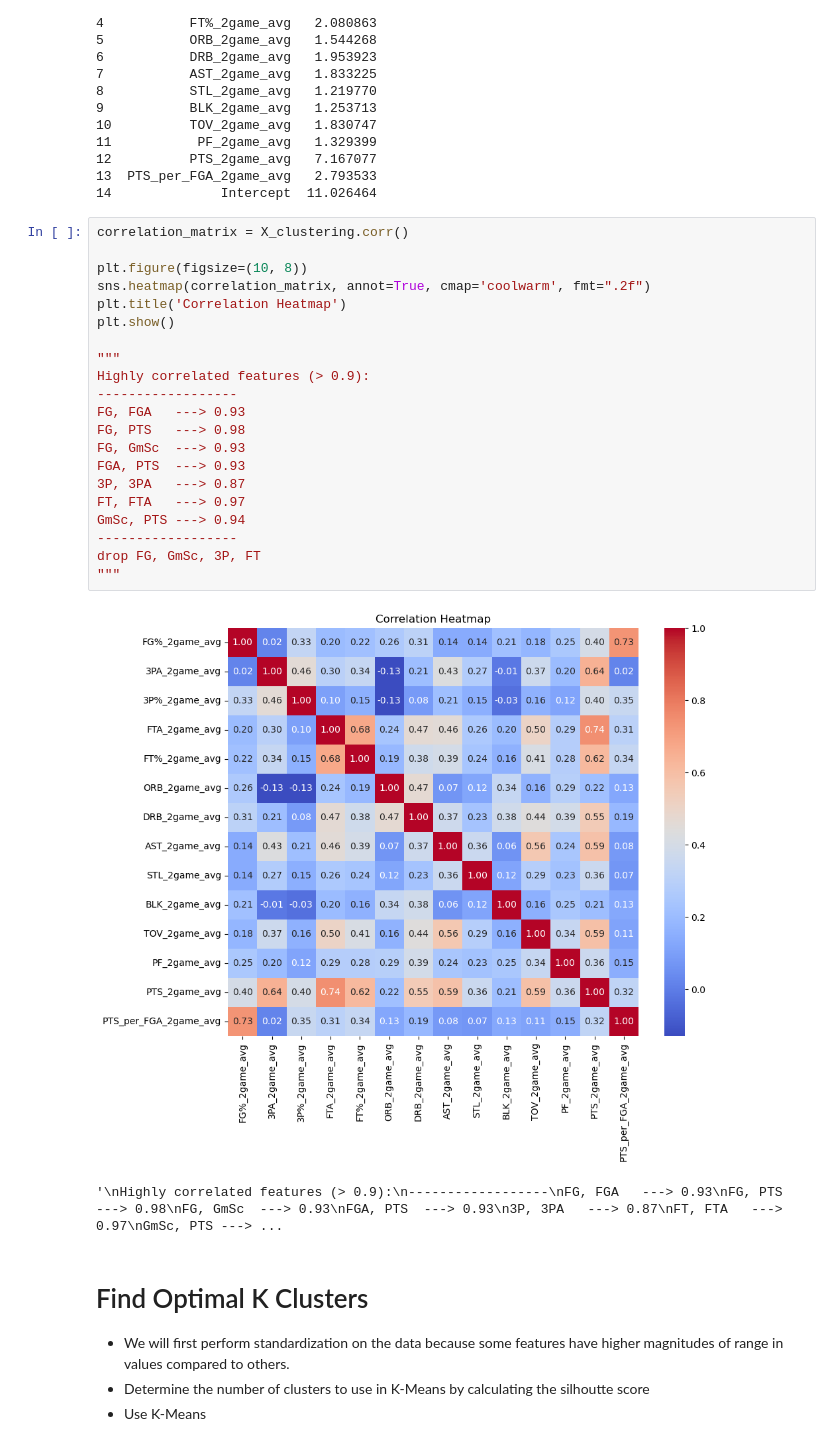
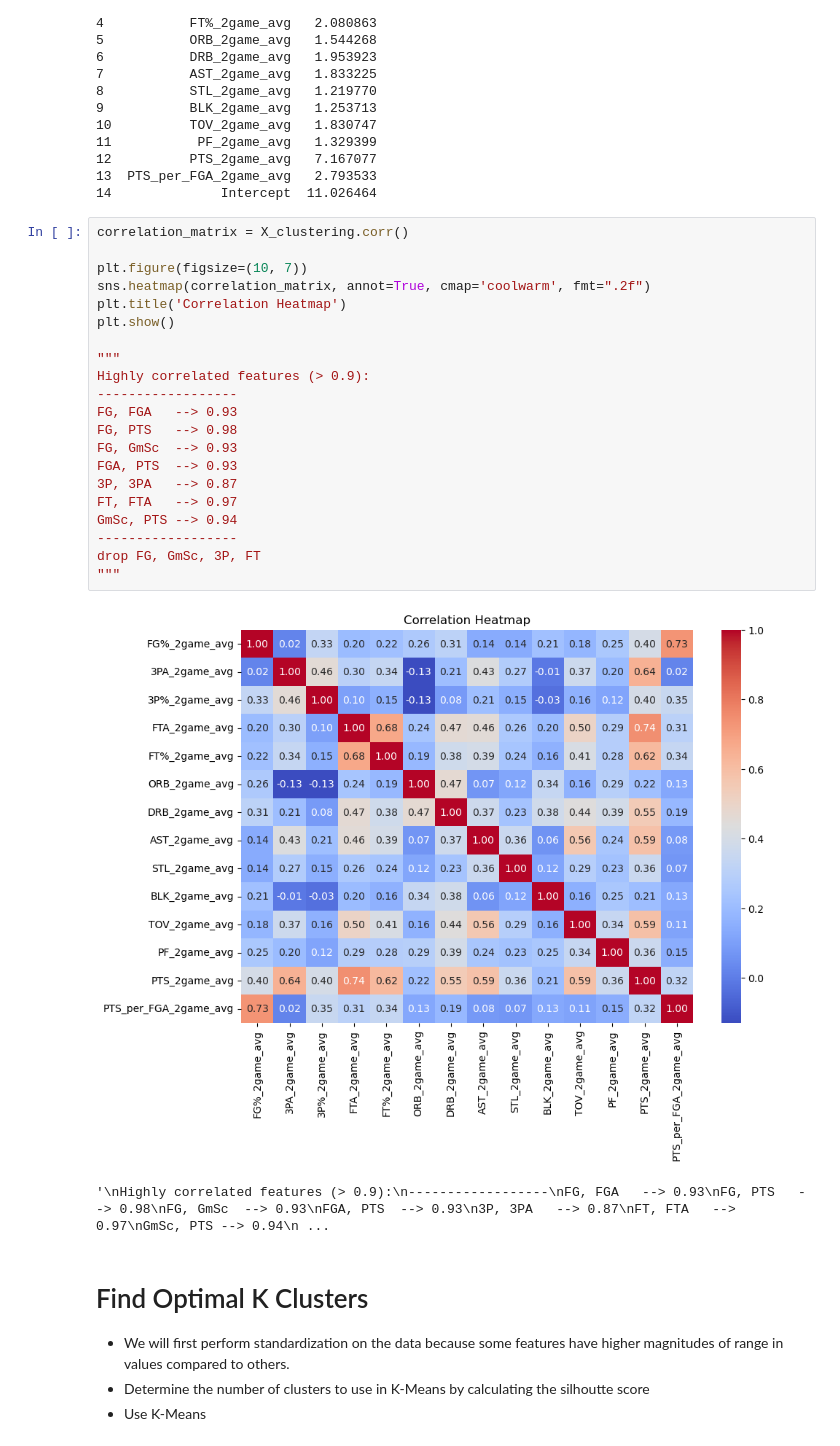
Before and after one commit to sammig6i/NBA-Fantasy-Points-Prediction, a Jupyter notebook: notebooks/NBA_Fantasy_Clustering.ipynb, the cells around one changed output. Drawn from its saved outputs; the diff is of its cells as text.

```diff
--- a/notebooks/NBA_Fantasy_Clustering.ipynb
+++ b/notebooks/NBA_Fantasy_Clustering.ipynb
@@ -176,27 +176,27 @@ print(vif)
 # %%
 correlation_matrix = X_clustering.corr()
 
-plt.figure(figsize=(10, 8))
+plt.figure(figsize=(10, 7))
 sns.heatmap(correlation_matrix, annot=True, cmap='coolwarm', fmt=".2f")
 plt.title('Correlation Heatmap')
 plt.show()
 
 """
 Highly correlated features (> 0.9):
 ------------------
-FG, FGA   ---> 0.93
-FG, PTS   ---> 0.98
-FG, GmSc  ---> 0.93
-FGA, PTS  ---> 0.93
-3P, 3PA   ---> 0.87
-FT, FTA   ---> 0.97
-GmSc, PTS ---> 0.94
+FG, FGA   --> 0.93
+FG, PTS   --> 0.98
+FG, GmSc  --> 0.93
+FGA, PTS  --> 0.93
+3P, 3PA   --> 0.87
+FT, FTA   --> 0.97
+GmSc, PTS --> 0.94
 ------------------
 drop FG, GmSc, 3P, FT
 """
 # %% [output]
-[figure, old version]
+[figure, new version]
-'\nHighly correlated features (> 0.9):\n------------------\nFG, FGA   ---> 0.93\nFG, PTS   ---> 0.98\nFG, GmSc  ---> 0.93\nFGA, PTS  ---> 0.93\n3P, 3PA   ---> 0.87\nFT, FTA   ---> 0.97\nGmSc, PTS ---> ...
+'\nHighly correlated features (> 0.9):\n------------------\nFG, FGA   --> 0.93\nFG, PTS   --> 0.98\nFG, GmSc  --> 0.93\nFGA, PTS  --> 0.93\n3P, 3PA   --> 0.87\nFT, FTA   --> 0.97\nGmSc, PTS --> 0.94\n ...
 # %% [markdown]
 # Find Optimal K Clusters
 - We will first perform standardization on the data because some features have higher magnitudes of range in values compared to others.
```
Also changed, not shown: parts of 5 cells of this notebook.
